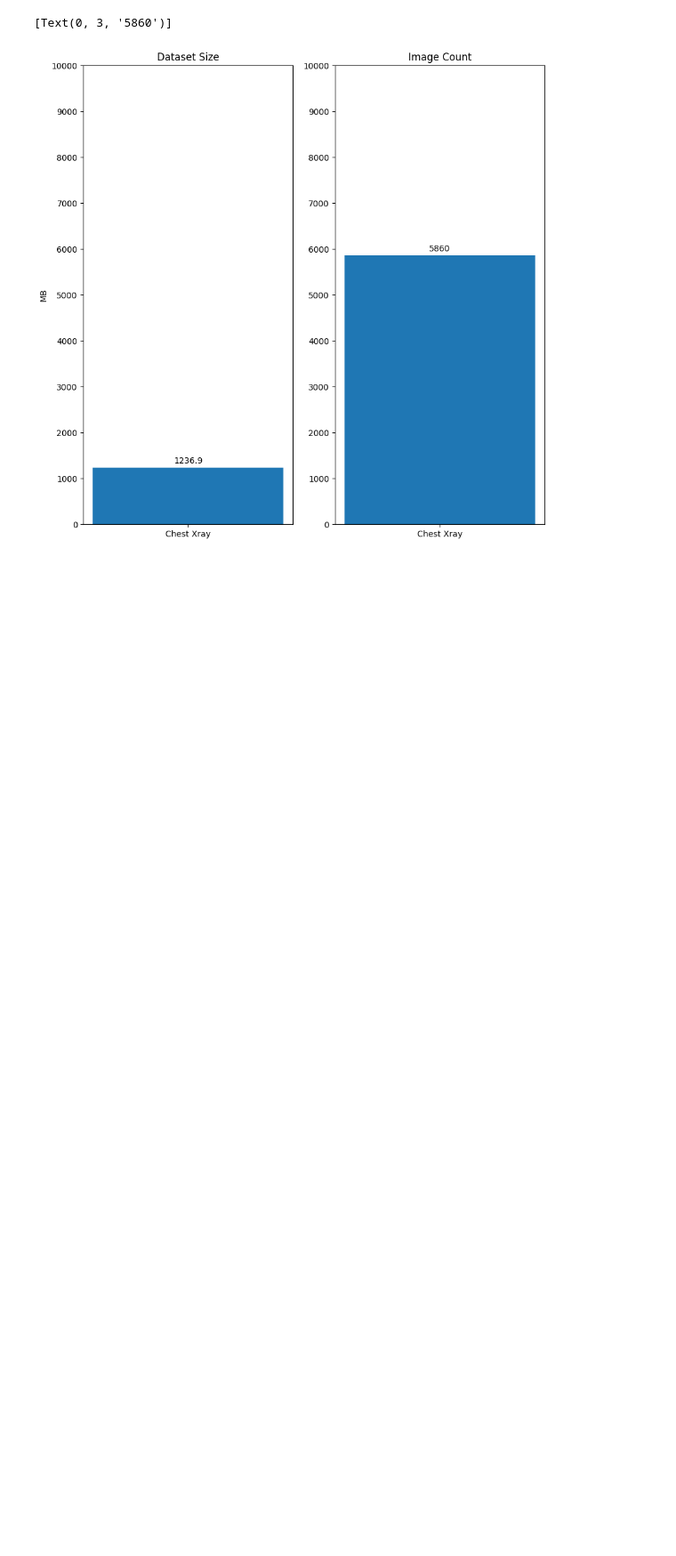
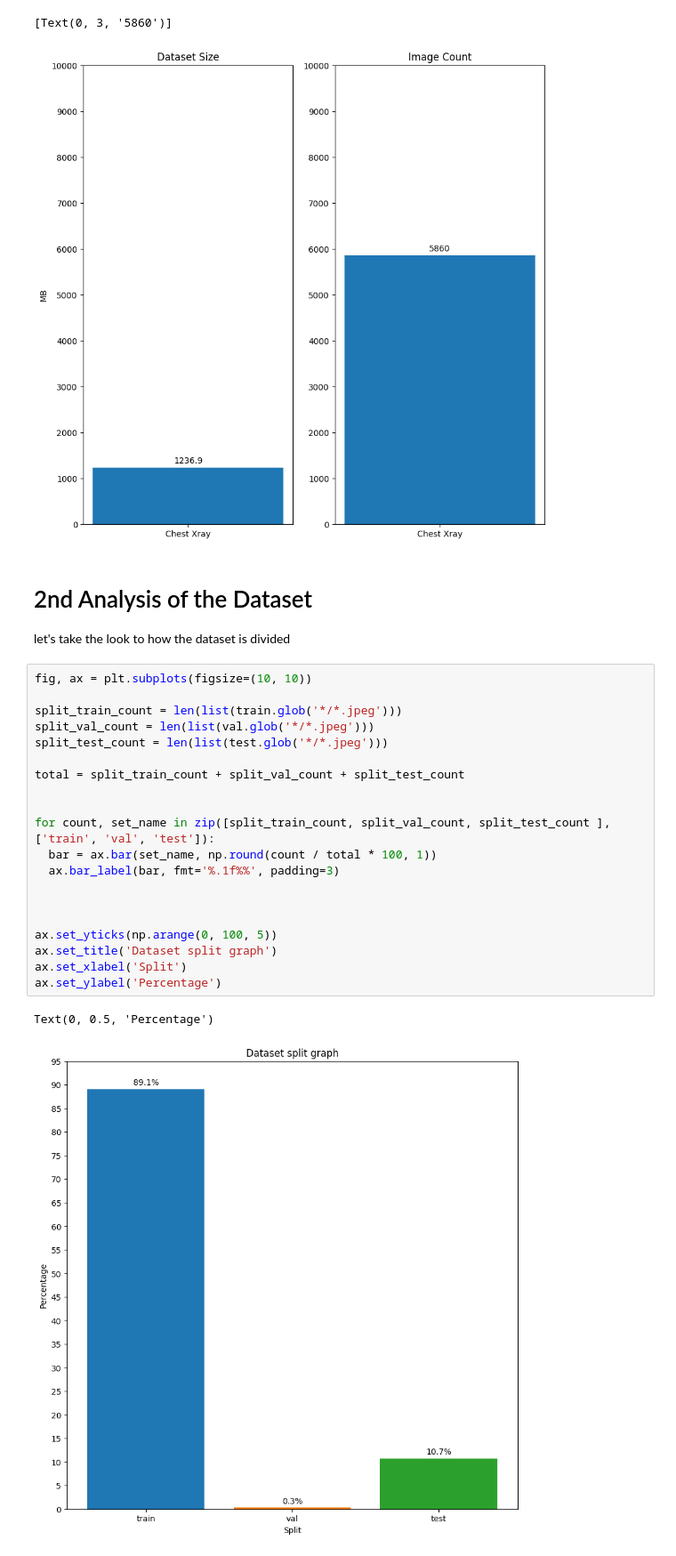
Before and after one commit to Hamedtbf/AI-FinalProject-HamedTabatabaeifar, a Jupyter notebook: notebooks/EDA.ipynb, the cells around one changed output. Shown at 89% size. Saved outputs shown, nothing was run; the diff lists cells and outputs as text; blank space fills up the shorter version.

Commit message:
showing how the dataset is divided to train, val, and test sets

```diff
--- a/notebooks/EDA.ipynb
+++ b/notebooks/EDA.ipynb
@@ -54,3 +54,29 @@ ax.bar_label(bar, fmt='%d', padding=3)
 the dataset size is: 1236.86 MB
 [Text(0, 3, '5860')]
 [figure]
+# %% [markdown]
+# 2nd Analysis of the Dataset
+let's take the look to how the dataset is divided
+# %%
+fig, ax = plt.subplots(figsize=(10, 10))
+
+split_train_count = len(list(train.glob('*/*.jpeg')))
+split_val_count = len(list(val.glob('*/*.jpeg')))
+split_test_count = len(list(test.glob('*/*.jpeg')))
+
+total = split_train_count + split_val_count + split_test_count
+
+
+for count, set_name in zip([split_train_count, split_val_count, split_test_count ], ['train', 'val', 'test']):
+  bar = ax.bar(set_name, np.round(count / total * 100, 1))
+  ax.bar_label(bar, fmt='%.1f%%', padding=3)
+
+
+
+ax.set_yticks(np.arange(0, 100, 5))
+ax.set_title('Dataset split graph')
+ax.set_xlabel('Split')
+ax.set_ylabel('Percentage')
+# %% [output]
+Text(0, 0.5, 'Percentage')
+[figure, added]
```
